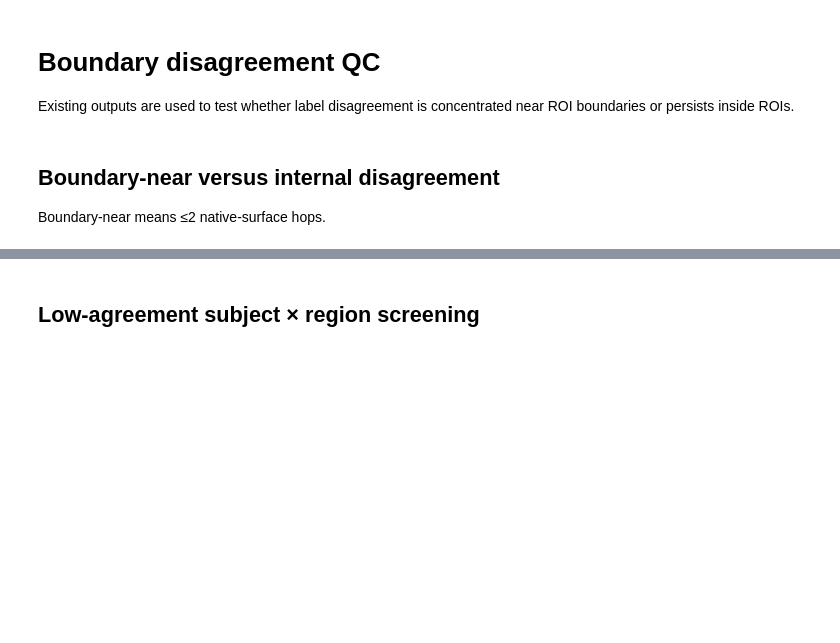
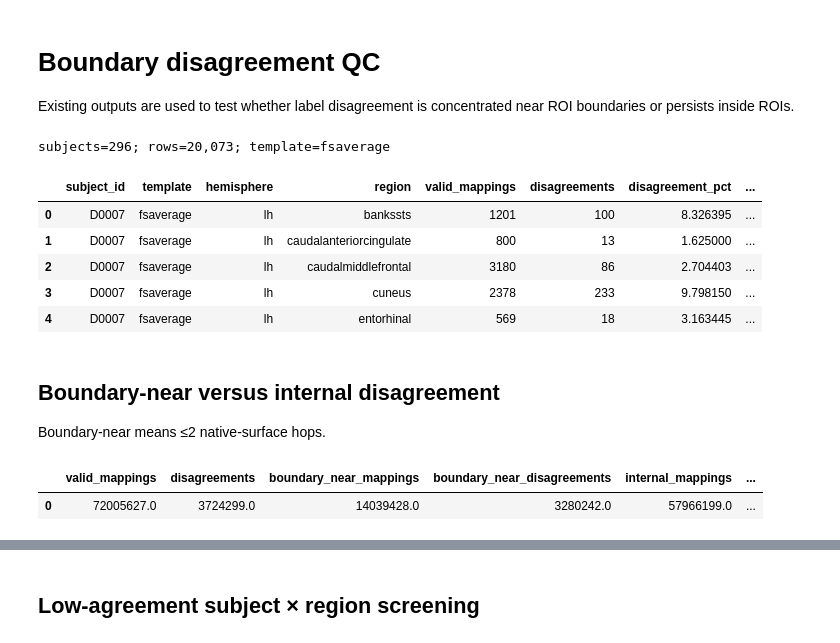
Before and after one commit to chloe-xintong/cortical-column-normative-modeling, a Jupyter notebook: native_surface_analysis/boundary_disagreement/boundary_disagreement_qc.ipynb, the cells around one changed output, grey strips where cells are left out. Saved outputs shown, nothing was run; the diff lists cells and outputs as text; code cells hidden in the pictures; blank space fills up the shorter version.

```diff
--- a/native_surface_analysis/boundary_disagreement/boundary_disagreement_qc.ipynb
+++ b/native_surface_analysis/boundary_disagreement/boundary_disagreement_qc.ipynb
@@ -5,27 +5,39 @@ Existing outputs are used to test whether label disagreement is concentrated nea
 # %%
 from pathlib import Path
 import pandas as pd, numpy as np
 import matplotlib.pyplot as plt
 import seaborn as sns
 from IPython.display import display
 RESULT_ROOT=Path('/mnt/newStor/paros/paros_WORK/xintong/results/native_surface_analysis')
-TEMPLATE='fsaverage6'
+TEMPLATE='fsaverage'
 sf=sorted(RESULT_ROOT.glob(f'boundary_disagreement_{TEMPLATE}_D*/tables/boundary_agreement_summary.csv'))
 hf=sorted(RESULT_ROOT.glob(f'boundary_disagreement_{TEMPLATE}_D*/tables/boundary_agreement_by_hop.csv'))
 summary=pd.concat([pd.read_csv(p) for p in sf],ignore_index=True)
 by_hop=pd.concat([pd.read_csv(p) for p in hf],ignore_index=True)
 print(f'subjects={summary.subject_id.nunique():,}; rows={len(summary):,}; template={TEMPLATE}')
 display(summary.head())
+# %% [output]
+subjects=296; rows=20,073; template=fsaverage
+|  | subject_id | template | hemisphere | region | valid_mappings | disagreements | disagreement_pct | ... |
+| 0 | D0007 | fsaverage | lh | bankssts | 1201 | 100 | 8.326395 | ... |
+| 1 | D0007 | fsaverage | lh | caudalanteriorcingulate | 800 | 13 | 1.625000 | ... |
+| 2 | D0007 | fsaverage | lh | caudalmiddlefrontal | 3180 | 86 | 2.704403 | ... |
+| 3 | D0007 | fsaverage | lh | cuneus | 2378 | 233 | 9.798150 | ... |
+| 4 | D0007 | fsaverage | lh | entorhinal | 569 | 18 | 3.163445 | ... |
 # %% [markdown]
 ## Boundary-near versus internal disagreement
 
 Boundary-near means ≤2 native-surface hops.
 # %%
-cohort=summary.agg(valid_mappings=('valid_mappings','sum'),disagreements=('disagreements','sum'),boundary_near_mappings=('boundary_near_mappings','sum'),boundary_near_disagreements=('boundary_near_disagreements','sum'),internal_mappings=('internal_mappings','sum'),internal_disagreements=('internal_disagreements','sum'))
-cohort['overall_disagreement_pct']=100*cohort.disagreements/cohort.valid_mappings
-cohort['boundary_near_disagreement_pct']=100*cohort.boundary_near_disagreements/cohort.boundary_near_mappings
-cohort['internal_disagreement_pct']=100*cohort.internal_disagreements/cohort.internal_mappings
+sum_cols=['valid_mappings','disagreements','boundary_near_mappings','boundary_near_disagreements','internal_mappings','internal_disagreements']
+cohort=summary[sum_cols].sum(axis=0)
+cohort['overall_disagreement_pct']=100*cohort['disagreements']/cohort['valid_mappings']
+cohort['boundary_near_disagreement_pct']=100*cohort['boundary_near_disagreements']/cohort['boundary_near_mappings']
+cohort['internal_disagreement_pct']=100*cohort['internal_disagreements']/cohort['internal_mappings']
 display(cohort.to_frame().T.round(3))
+# %% [output]
+|  | valid_mappings | disagreements | boundary_near_mappings | boundary_near_disagreements | internal_mappings | ... |
+| 0 | 72005627.0 | 3724299.0 | 14039428.0 | 3280242.0 | 57966199.0 | ... |
 # %%
 plot_df=pd.DataFrame({'Location':['Boundary-near (≤2 hops)','Internal (>2 hops)'],'Disagreement (%)':[cohort.boundary_near_disagreement_pct,cohort.internal_disagreement_pct]})
 fig,ax=plt.subplots(figsize=(4,3)); sns.barplot(data=plot_df,x='Location',y='Disagreement (%)',color='#0072B2',ax=ax); ax.set_title('Label disagreement by surface location'); ax.set_xlabel(''); ax.spines[['top','right']].set_visible(False); fig.tight_layout(); plt.show()
```
Also changed, not shown: parts of 7 cells of this notebook, 1 other file.
